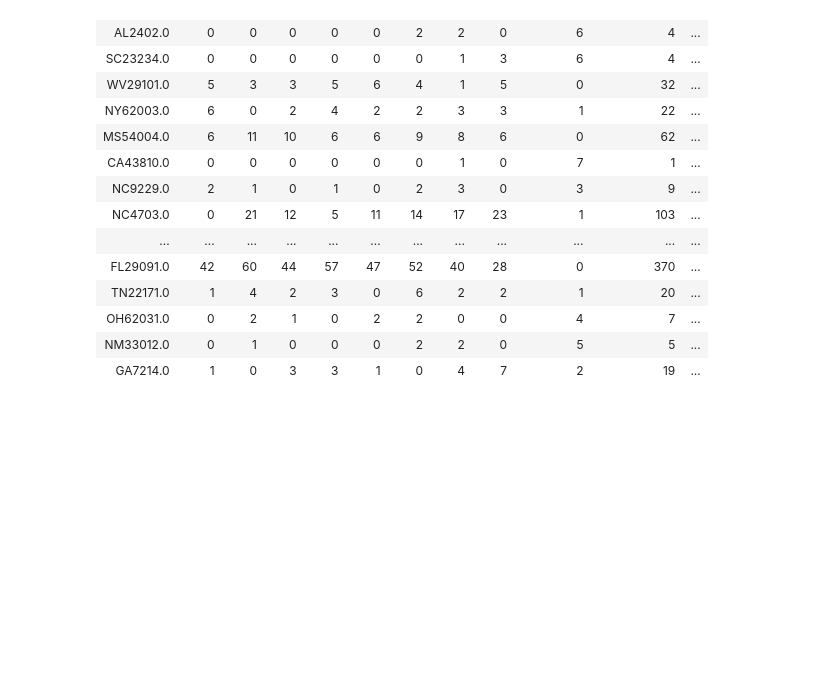
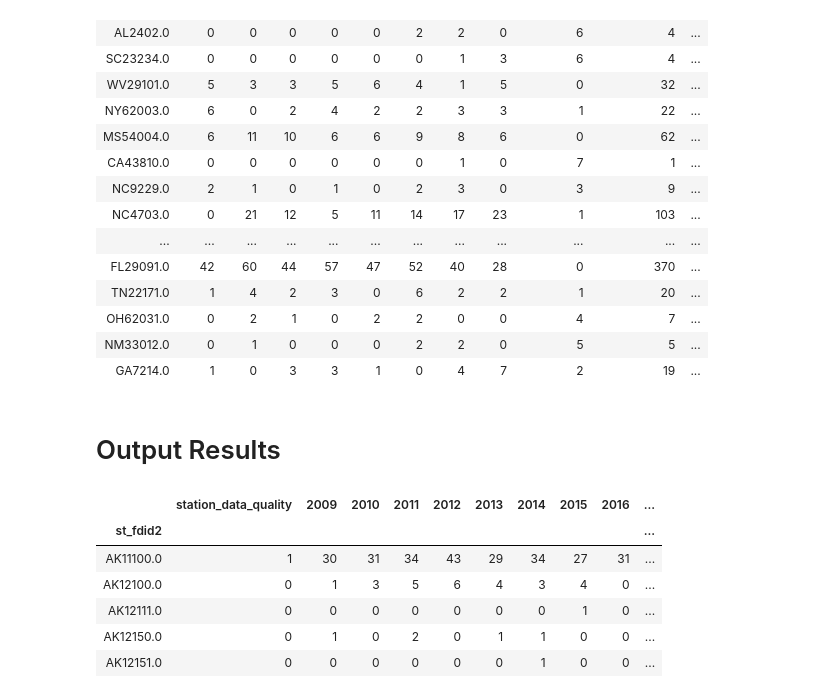
Before and after one commit to DataKind-DC/rcp2, a Jupyter notebook: notebooks/thw_1.1_fire_station_EDA.ipynb, the cells around one changed output. Drawn from its saved outputs; the diff is of its cells as text; code cells hidden in the pictures; blank space fills up the shorter version.

```diff
--- a/notebooks/thw_1.1_fire_station_EDA.ipynb
+++ b/notebooks/thw_1.1_fire_station_EDA.ipynb
@@ -373,3 +469,19 @@ df.sample(5)
 | OH62031.0 | 0 | 2 | 1 | 0 | 2 | 2 | 0 | 0 | 4 | 7 | ... |
 | NM33012.0 | 0 | 1 | 0 | 0 | 0 | 2 | 2 | 0 | 5 | 5 | ... |
 | GA7214.0 | 1 | 0 | 3 | 3 | 1 | 0 | 4 | 7 | 2 | 19 | ... |
+# %% [markdown]
+# Output Results
+# %%
+cols = df.columns
+new_cols = ['station_data_quality'] + list(cols.drop(['state','station_data_quality']))
+df = df[new_cols]
+# %%
+df.head()
+# %% [output]
+|  | station_data_quality | 2009 | 2010 | 2011 | 2012 | 2013 | 2014 | 2015 | 2016 | ... |
+| st_fdid2 |  |  |  |  |  |  |  |  |  | ... |
+| AK11100.0 | 1 | 30 | 31 | 34 | 43 | 29 | 34 | 27 | 31 | ... |
+| AK12100.0 | 0 | 1 | 3 | 5 | 6 | 4 | 3 | 4 | 0 | ... |
+| AK12111.0 | 0 | 0 | 0 | 0 | 0 | 0 | 0 | 1 | 0 | ... |
+| AK12150.0 | 0 | 1 | 0 | 2 | 0 | 1 | 1 | 0 | 0 | ... |
+| AK12151.0 | 0 | 0 | 0 | 0 | 0 | 0 | 1 | 0 | 0 | ... |
```
Also changed, not shown: parts of 12 cells of this notebook.
